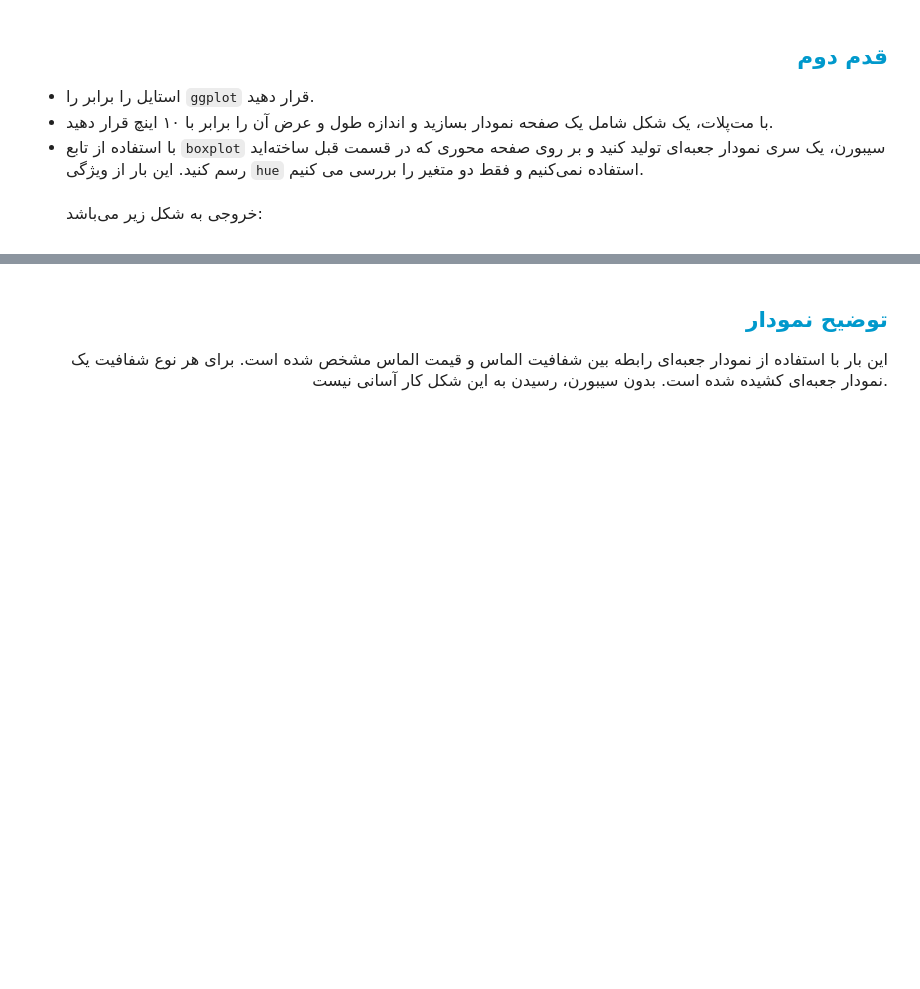
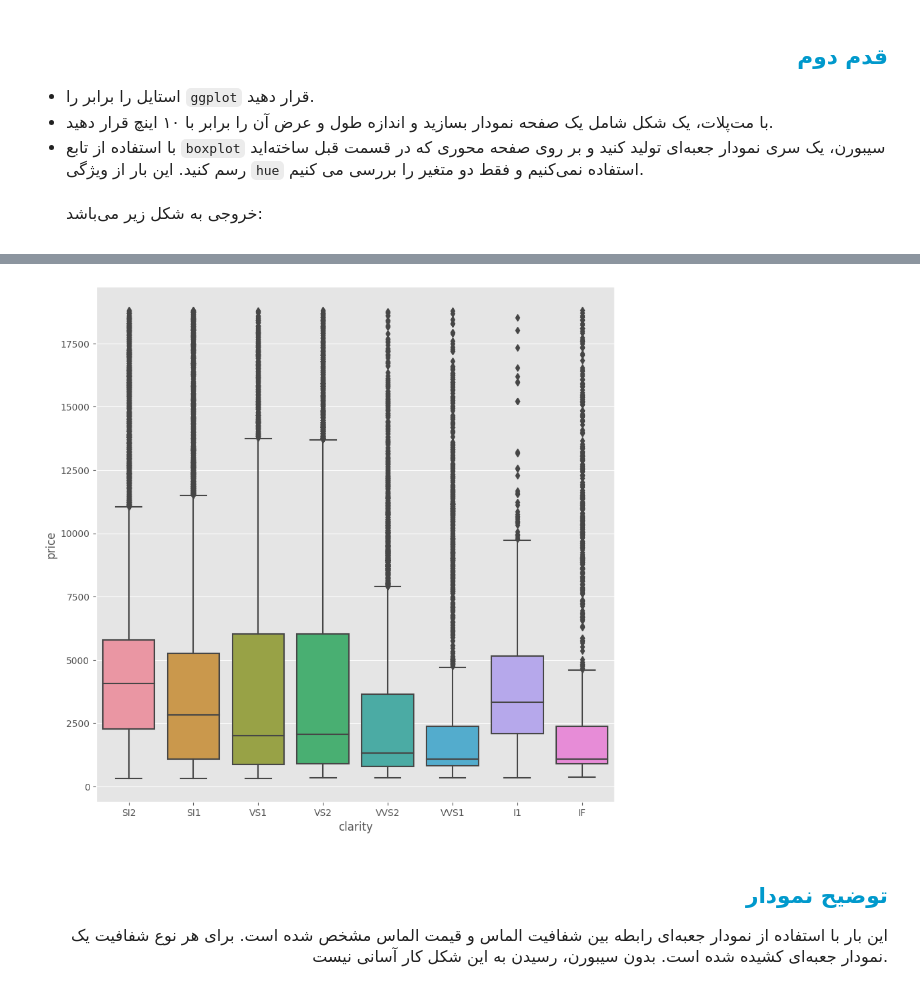
Before and after one commit to Hamid-Ba/data-analysis-exercises, a Jupyter notebook: 20-MostafaIndependent/mostafa_independent.ipynb, the cells around one changed output, grey strips where cells are left out. Cells and saved outputs as stored; diff of their text form; code cells hidden in the pictures; blank space fills up the shorter version.

```diff
--- a/20-MostafaIndependent/mostafa_independent.ipynb
+++ b/20-MostafaIndependent/mostafa_independent.ipynb
@@ -163,3 +173,13 @@ fig2 , axes2 = None # todo
+# %%
+plt.style.use('ggplot')
+
+fig2 , axes2 = plt.subplots(figsize=(10,10))
+
+sns.boxplot(df,x=df['clarity'],y=df['price'])
+
+fig2
+# %% [output]
+[figure, added]
 # %% [markdown]
 
 
```
Also changed, not shown: parts of 5 cells of this notebook, 12 other files.
